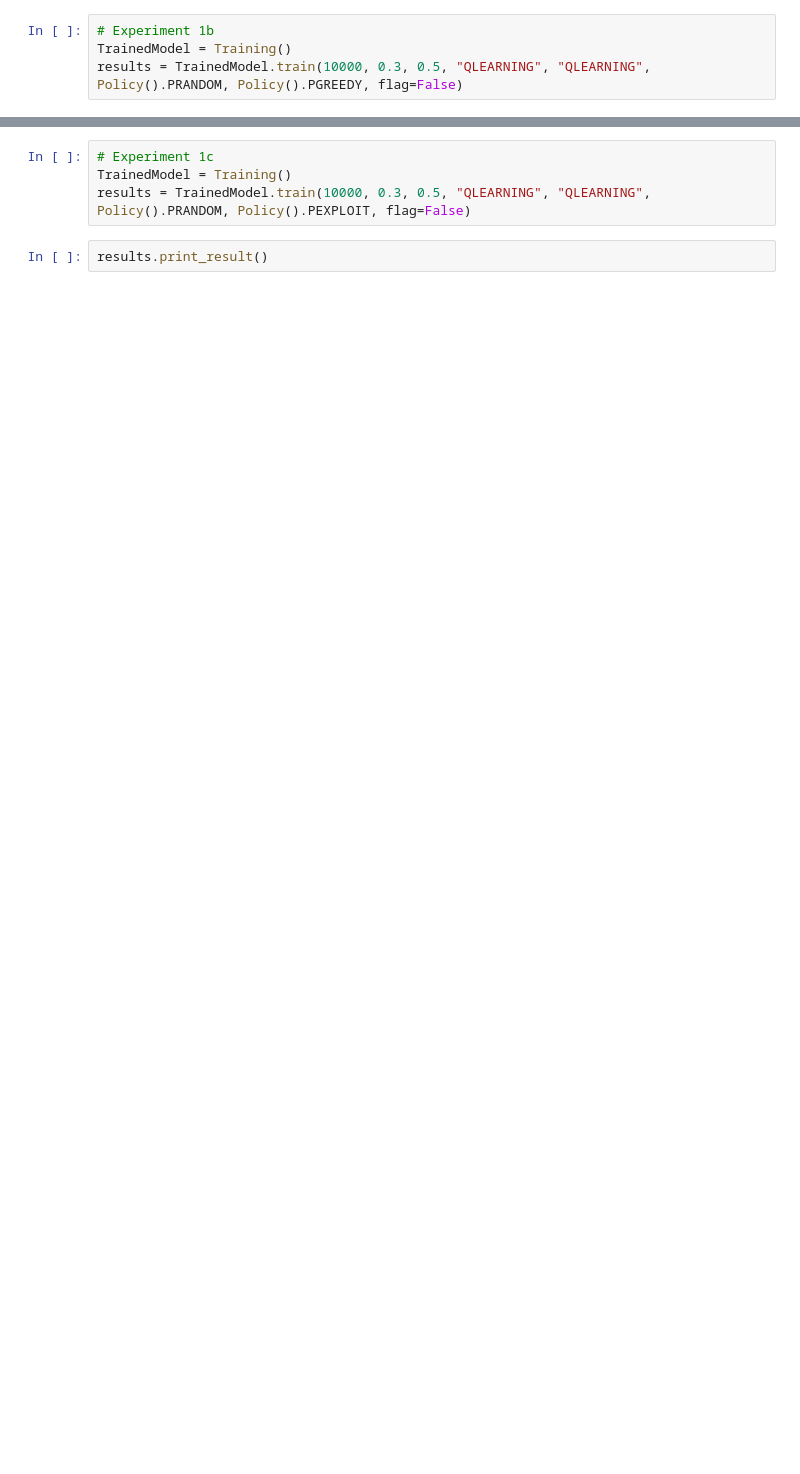
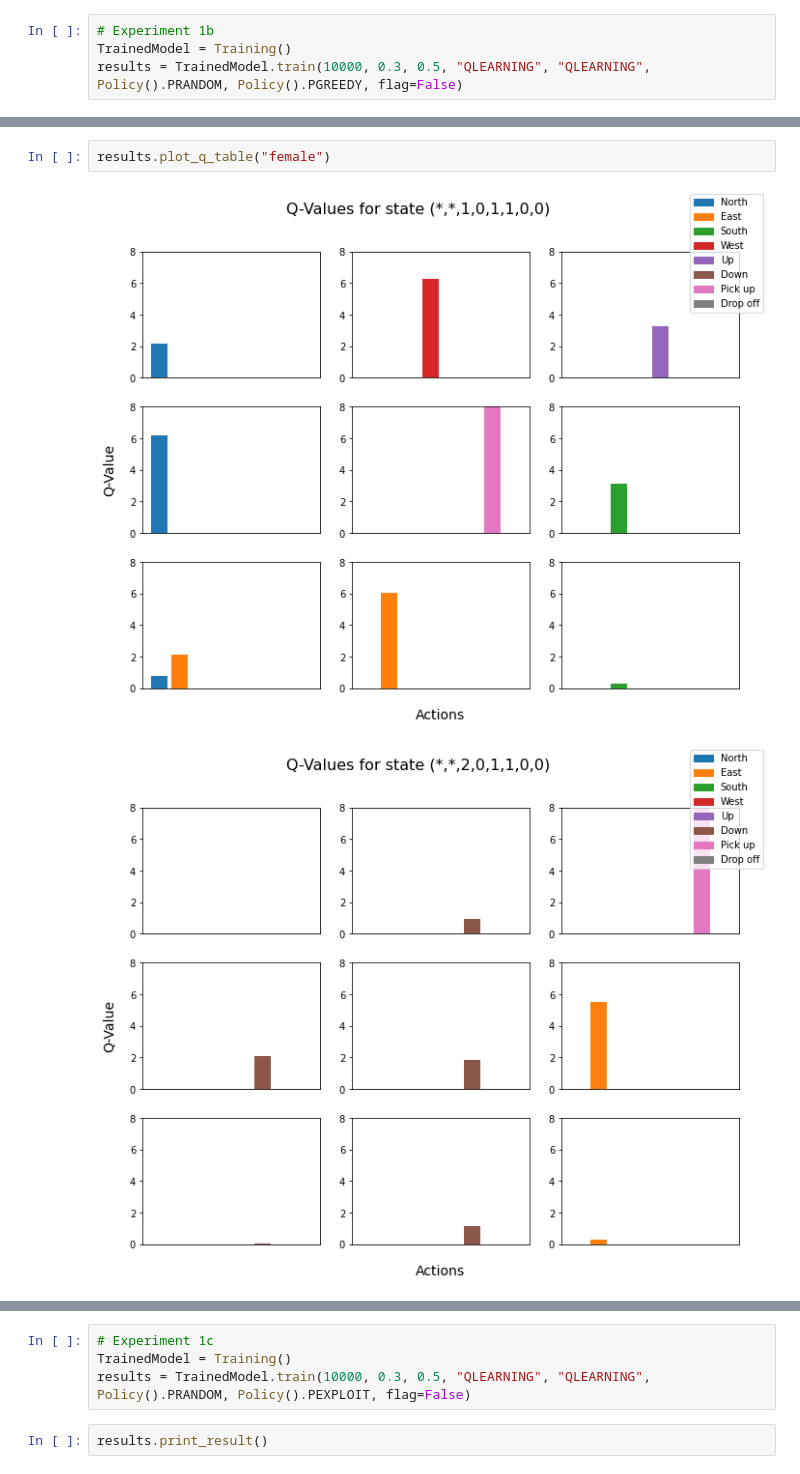
Before and after one commit to nghialuu14/COSC4368---Reinforcement-Learning, a Jupyter notebook: COSC4368 - Group Project.ipynb, the cells around one changed output, grey strips where cells are left out. Cells and saved outputs as stored; diff of their text form; blank space fills up the shorter version.

```diff
--- a/COSC4368 - Group Project.ipynb
+++ b/COSC4368 - Group Project.ipynb
@@ -659,0 +672,5 @@ Average drop off times:  10.23076923076923
+# %%
+results.plot_q_table("female")
+# %% [output]
+[figure, added]
+[figure, added]
```
Also changed, not shown: parts of 22 cells of this notebook.
